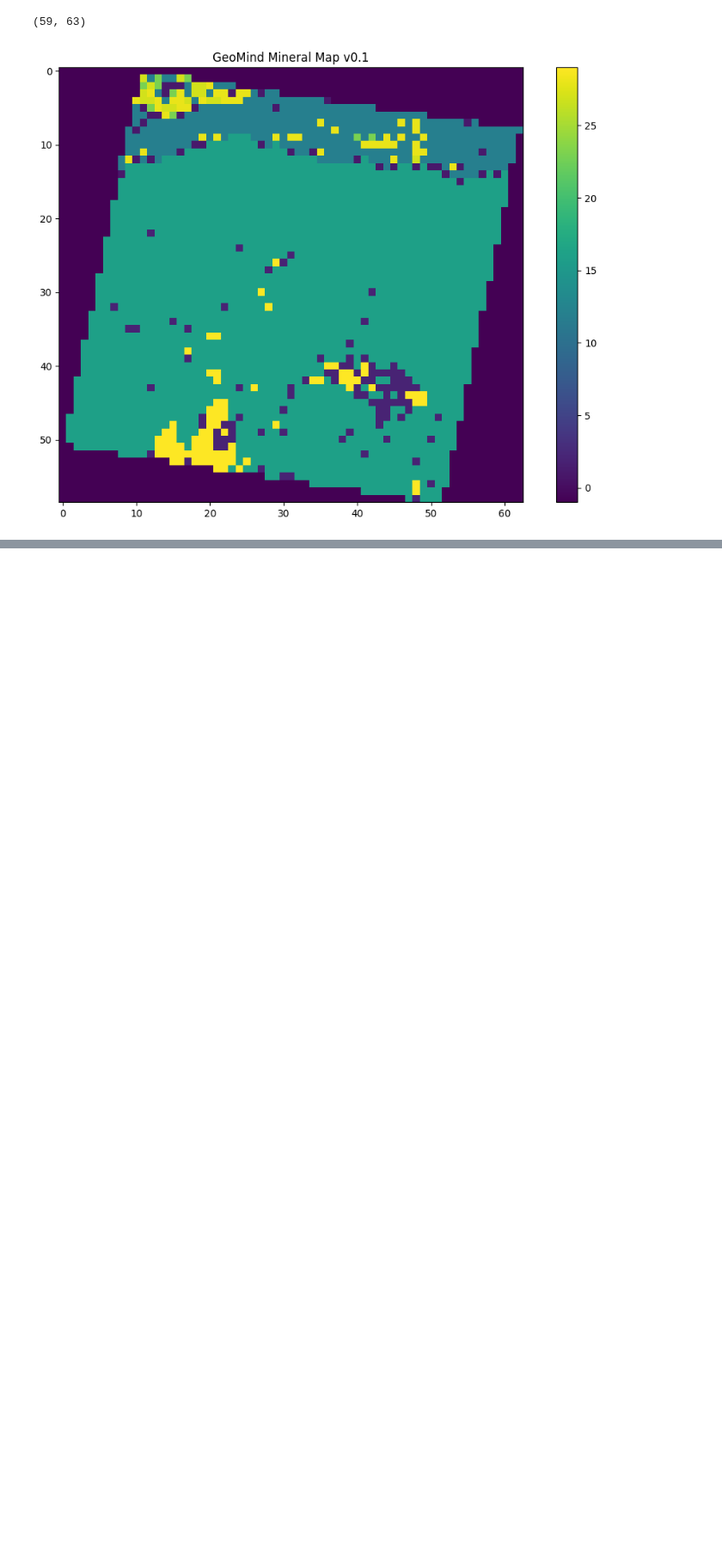
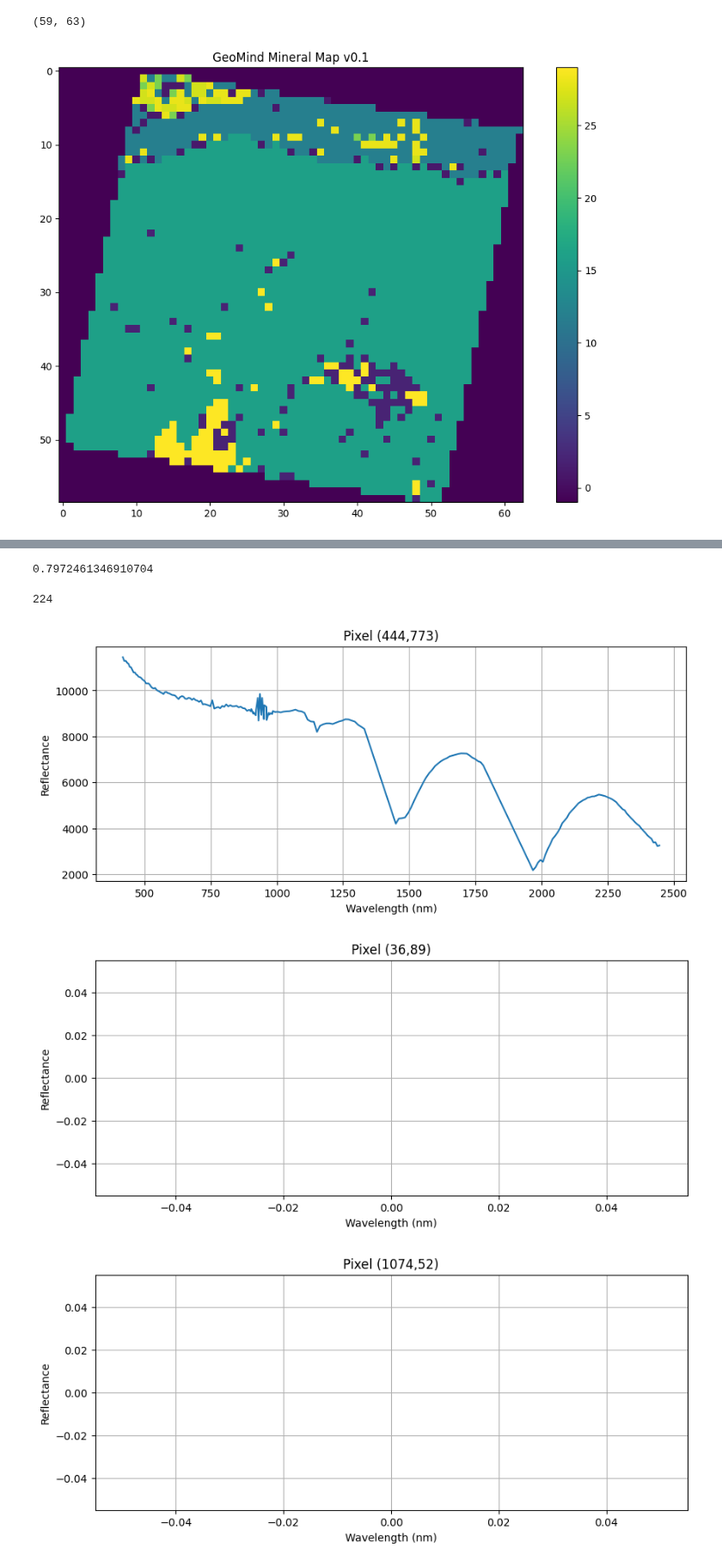
Before and after one commit to ECOMINE-IN/Geomind, a Jupyter notebook: notebooks/04_hyperspectral.ipynb, the cells around one changed output, grey strips where cells are left out. Shown at 86% size. Cells and saved outputs as stored; diff of their text form; code cells hidden in the pictures; blank space fills up the shorter version.

```diff
--- a/notebooks/04_hyperspectral.ipynb
+++ b/notebooks/04_hyperspectral.ipynb
@@ -1060,0 +1159,44 @@ plt.show()
+# %%
+print(
+    np.sum(bare_ground_mask) /
+    bare_ground_mask.size
+)
+# %% [output]
+0.7972461346910704
+# %%
+len(wavelengths)
+# %% [output]
+224
+# %%
+import random
+
+ys, xs = np.where(bare_ground_mask)
+
+for _ in range(5):
+
+    idx = random.randint(0, len(xs)-1)
+
+    row = ys[idx]
+    col = xs[idx]
+
+    spectrum = cube[:, row, col]
+
+    valid = spectrum != -32768
+
+    plt.figure(figsize=(10,4))
+
+    plt.plot(
+        np.array(wavelengths)[valid],
+        spectrum[valid]
+    )
+
+    plt.title(f"Pixel ({row},{col})")
+    plt.xlabel("Wavelength (nm)")
+    plt.ylabel("Reflectance")
+    plt.grid(True)
+
+    plt.show()
+# %% [output]
+[figure, added]
+[figure, added]
+[figure, added]
```
Also changed, not shown: parts of 23 cells of this notebook.
